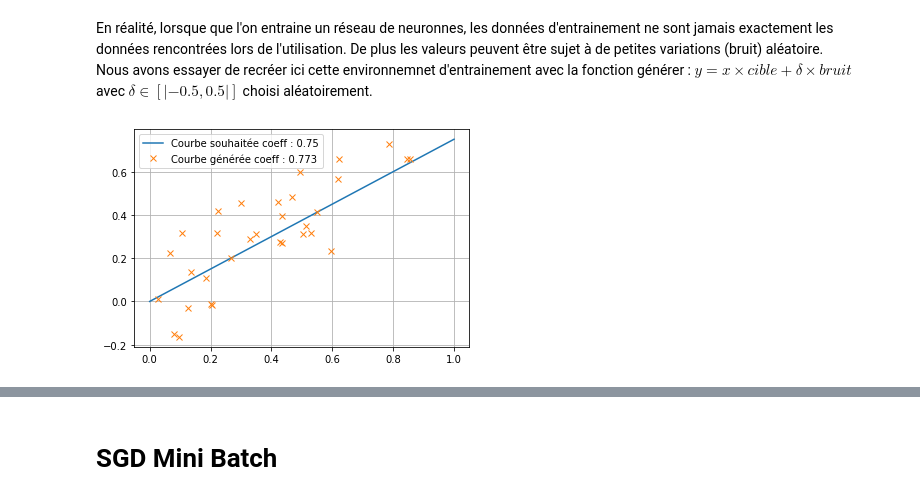
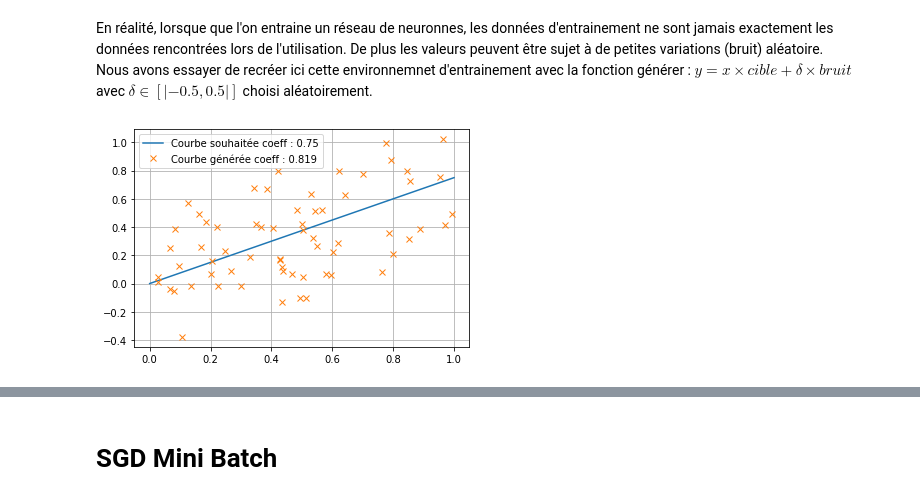
Before and after one commit to tttienthinh/4Tipe, a Jupyter notebook: 5-Optimizers/Test optimizer.ipynb, the cells around one changed output, grey strips where cells are left out. Cells and saved outputs as stored; diff of their text form; code cells hidden in the pictures.

```diff
--- a/5-Optimizers/Test optimizer.ipynb
+++ b/5-Optimizers/Test optimizer.ipynb
@@ -133,25 +154,26 @@ avec $\delta \in [|-0.5, 0.5|]$ choisi aléatoirement.
 # %%
 # on génère les entrées et sorties voulu
 def generer(n, pseudo_alea=True, cible=0.5, bruit=0):
     if pseudo_alea:
         np.random.seed(2)
     x = np.random.random(n) # on génère l'entrée
     y = x * cible # on calcul la sortie pour chaque entrée
     y += (np.random.random(n) - 0.5) * bruit # on rajoute du bruit sur les sorties
     # la variable bruit étant l'amplitude maximal du bruit appliquée
 
     return x, y
-liste_x, liste_y = generer(32, pseudo_alea=True, cible=0.75, bruit=0.5) # courbe générée
+liste_x, liste_y = generer(64, pseudo_alea=True, cible=0.75, bruit=1) # courbe générée
 liste_x_ = np.linspace(0, 1, 101)
 liste_y_ = liste_x_ * 0.75 # Courbe souhaitée
 
 plt.plot(liste_x_, liste_y_, label="Courbe souhaitée coeff : 0.75")
 plt.plot(liste_x, liste_y, "x",
          label=f"Courbe générée coeff : {round((liste_y/liste_x).mean(), 3)}")
 plt.legend()
 plt.grid()
+plt.savefig("courbe.jpg", dpi=400)
 # %% [output]
-[figure, old version]
+[figure, new version]
 # %%
 fig, axs = plt.subplots(1, 2, figsize=(12, 3))
 
```
Also changed, not shown: parts of 10 cells of this notebook, 19 other files.
